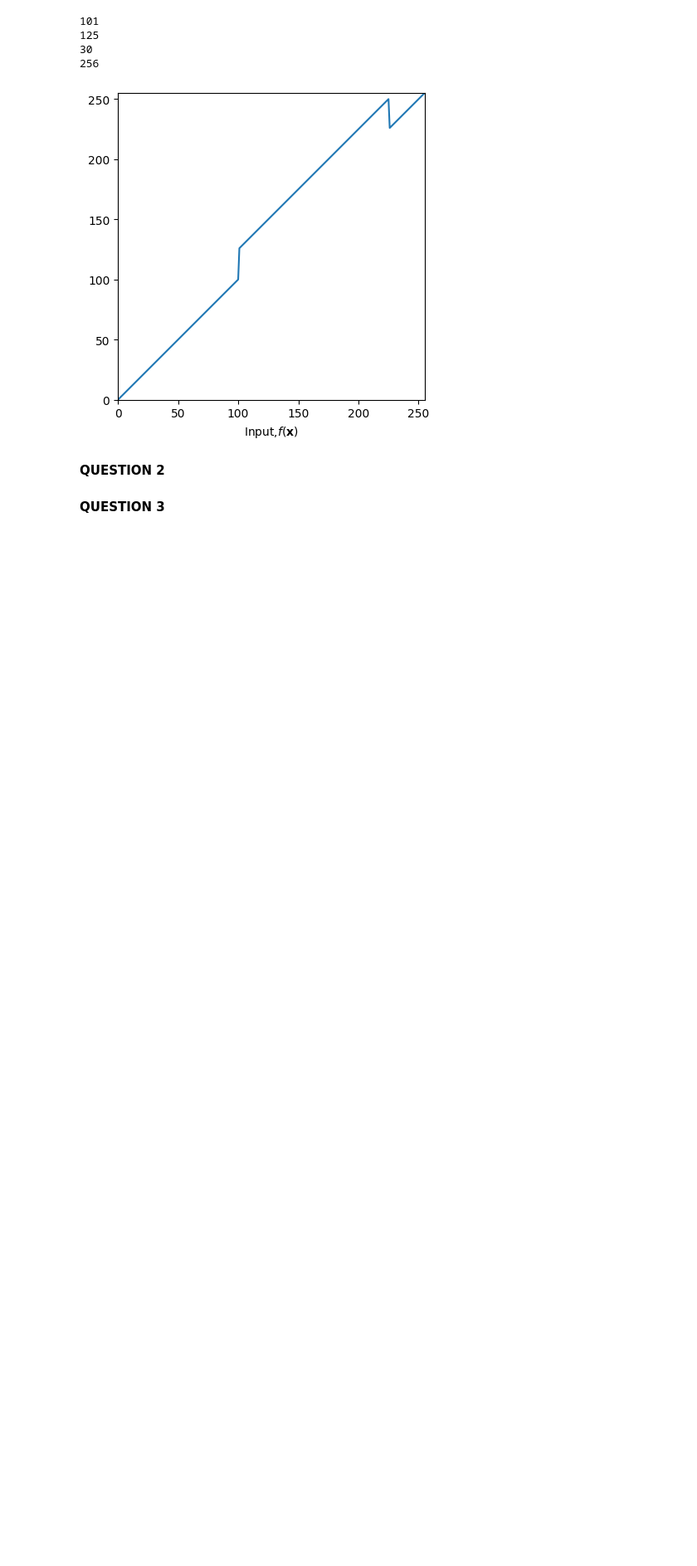
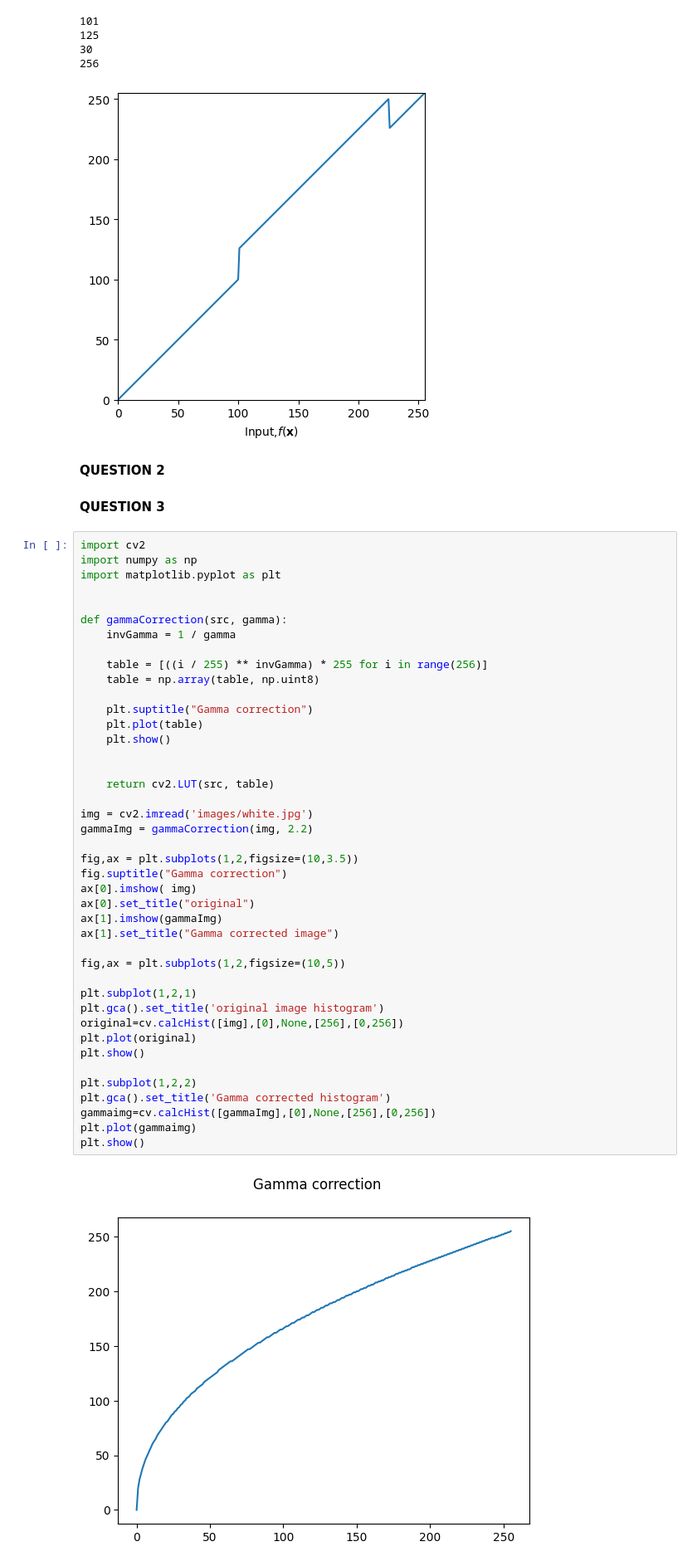
Before and after one commit to demithaR/assign, a Jupyter notebook: assi 1.ipynb, the cells around one changed output. Shown at 83% size. Cells and saved outputs as stored; diff of their text form; blank space fills up the shorter version.

```diff
--- a/assi 1.ipynb
+++ b/assi 1.ipynb
@@ -52,3 +52,47 @@ cv.destroyAllWindows()
 **QUESTION 2**
 # %% [markdown]
 **QUESTION 3**
+# %%
+import cv2
+import numpy as np
+import matplotlib.pyplot as plt
+
+
+def gammaCorrection(src, gamma):
+    invGamma = 1 / gamma
+
+    table = [((i / 255) ** invGamma) * 255 for i in range(256)]
+    table = np.array(table, np.uint8)
+
+    plt.suptitle("Gamma correction")
+    plt.plot(table)
+    plt.show()
+
+
+    return cv2.LUT(src, table)
+
+img = cv2.imread('images/white.jpg')
+gammaImg = gammaCorrection(img, 2.2)
+
+fig,ax = plt.subplots(1,2,figsize=(10,3.5))
+fig.suptitle("Gamma correction")
+ax[0].imshow( img)
+ax[0].set_title("original")
+ax[1].imshow(gammaImg)
+ax[1].set_title("Gamma corrected image")
+
+fig,ax = plt.subplots(1,2,figsize=(10,5))
+
+plt.subplot(1,2,1)
+plt.gca().set_title('original image histogram')
+original=cv.calcHist([img],[0],None,[256],[0,256])
+plt.plot(original)
+plt.show()
+
+plt.subplot(1,2,2)
+plt.gca().set_title('Gamma corrected histogram')
+gammaimg=cv.calcHist([gammaImg],[0],None,[256],[0,256])
+plt.plot(gammaimg)
+plt.show()
+# %% [output]
+[figure, added]
```
Also changed, not shown: parts of 5 cells of this notebook.
